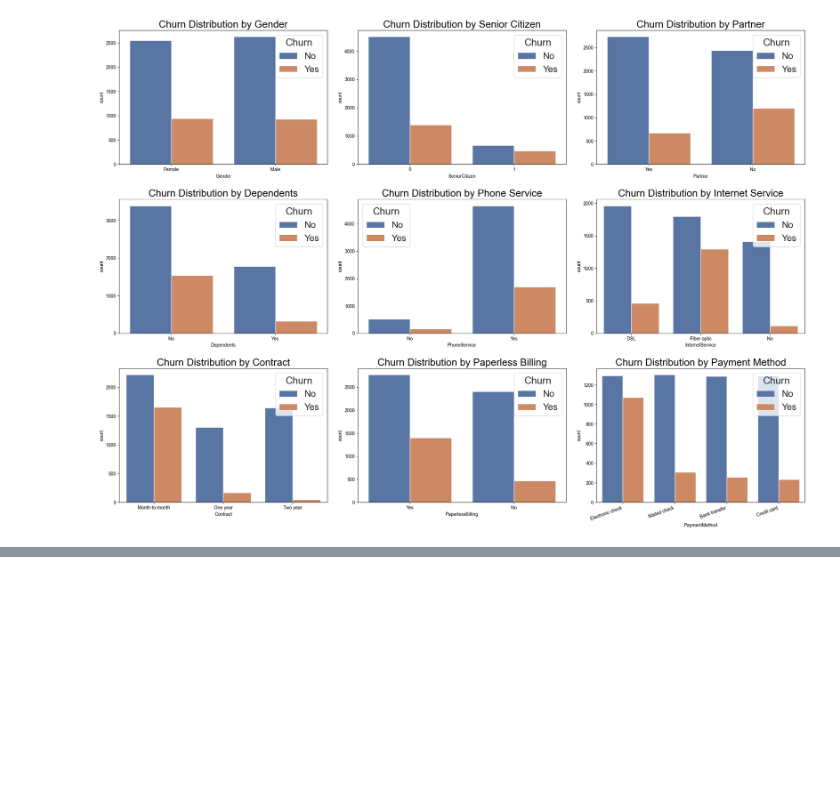
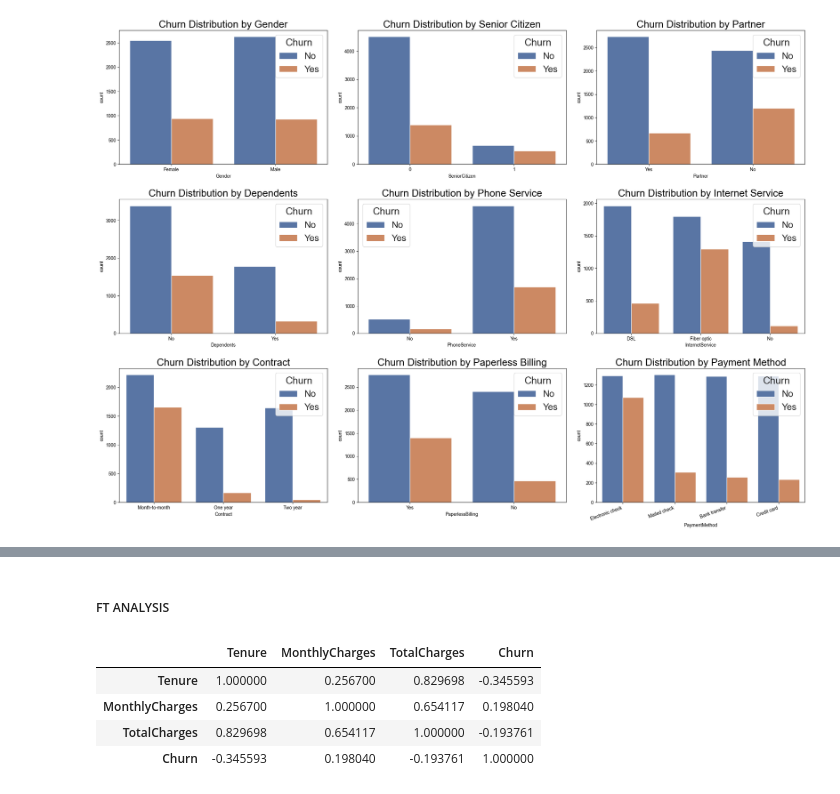
Before and after one commit to JeevikaH22/Customer_Churn_Prediction, a Jupyter notebook: notebooks/EDA.ipynb, the cells around one changed output, grey strips where cells are left out. Saved outputs shown, nothing was run; the diff lists cells and outputs as text; code cells hidden in the pictures; blank space fills up the shorter version.

```diff
--- a/notebooks/EDA.ipynb
+++ b/notebooks/EDA.ipynb
@@ -247,0 +269,12 @@ df.to_csv('../data/Telco-Customer-Churn-featured.csv', index=False)
+# %% [markdown]
+##### FT ANALYSIS
+# %%
+numeric_col_train = X_train_ft_engg[['Tenure', 'MonthlyCharges', 'TotalCharges']].copy()
+numeric_col_train['Churn'] = y_train.values
+numeric_col_train.corr()
+# %% [output]
+|  | Tenure | MonthlyCharges | TotalCharges | Churn |
+| Tenure | 1.000000 | 0.256700 | 0.829698 | -0.345593 |
+| MonthlyCharges | 0.256700 | 1.000000 | 0.654117 | 0.198040 |
+| TotalCharges | 0.829698 | 0.654117 | 1.000000 | -0.193761 |
+| Churn | -0.345593 | 0.198040 | -0.193761 | 1.000000 |
```
Also changed, not shown: parts of 38 cells of this notebook, 3 other files.
